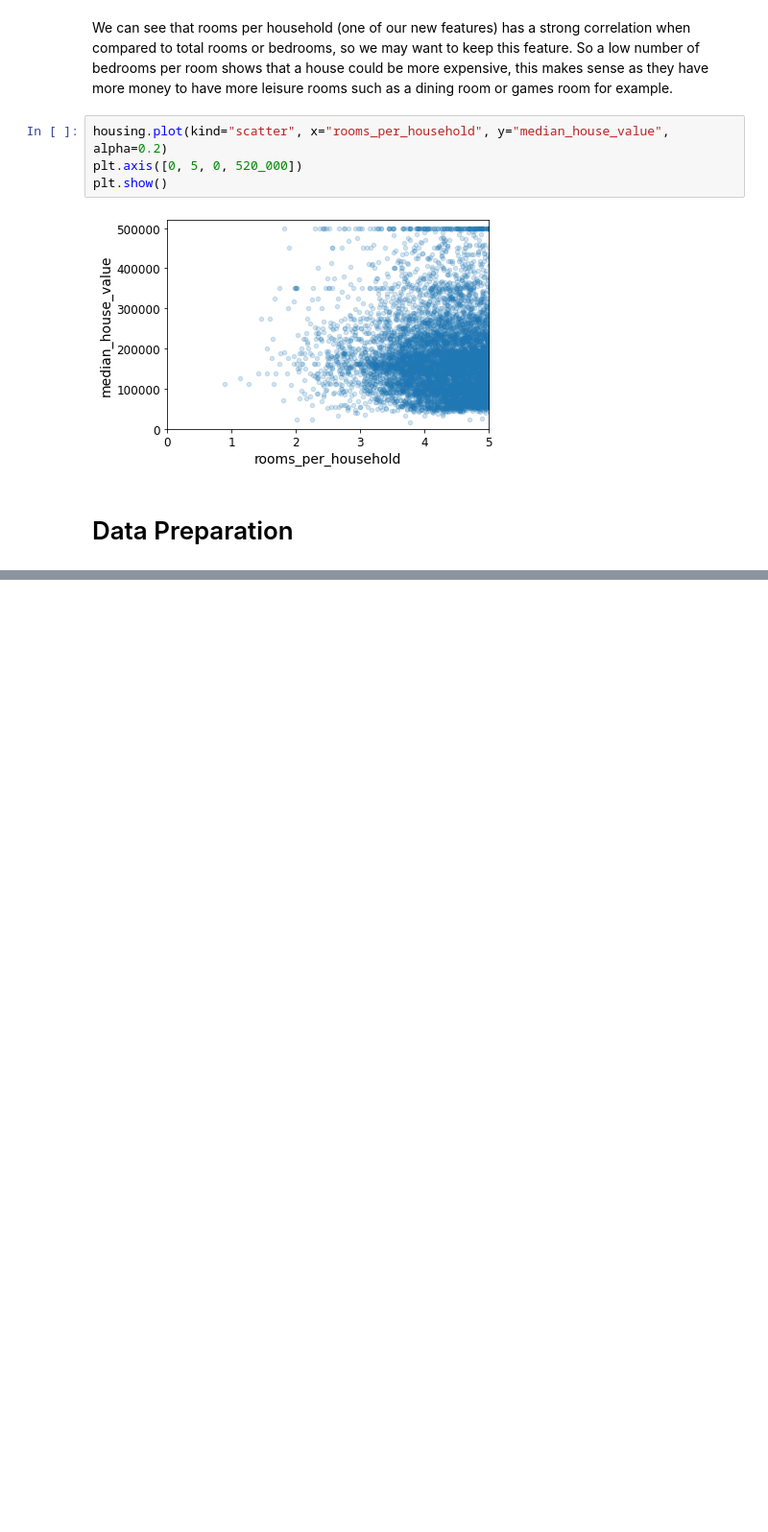
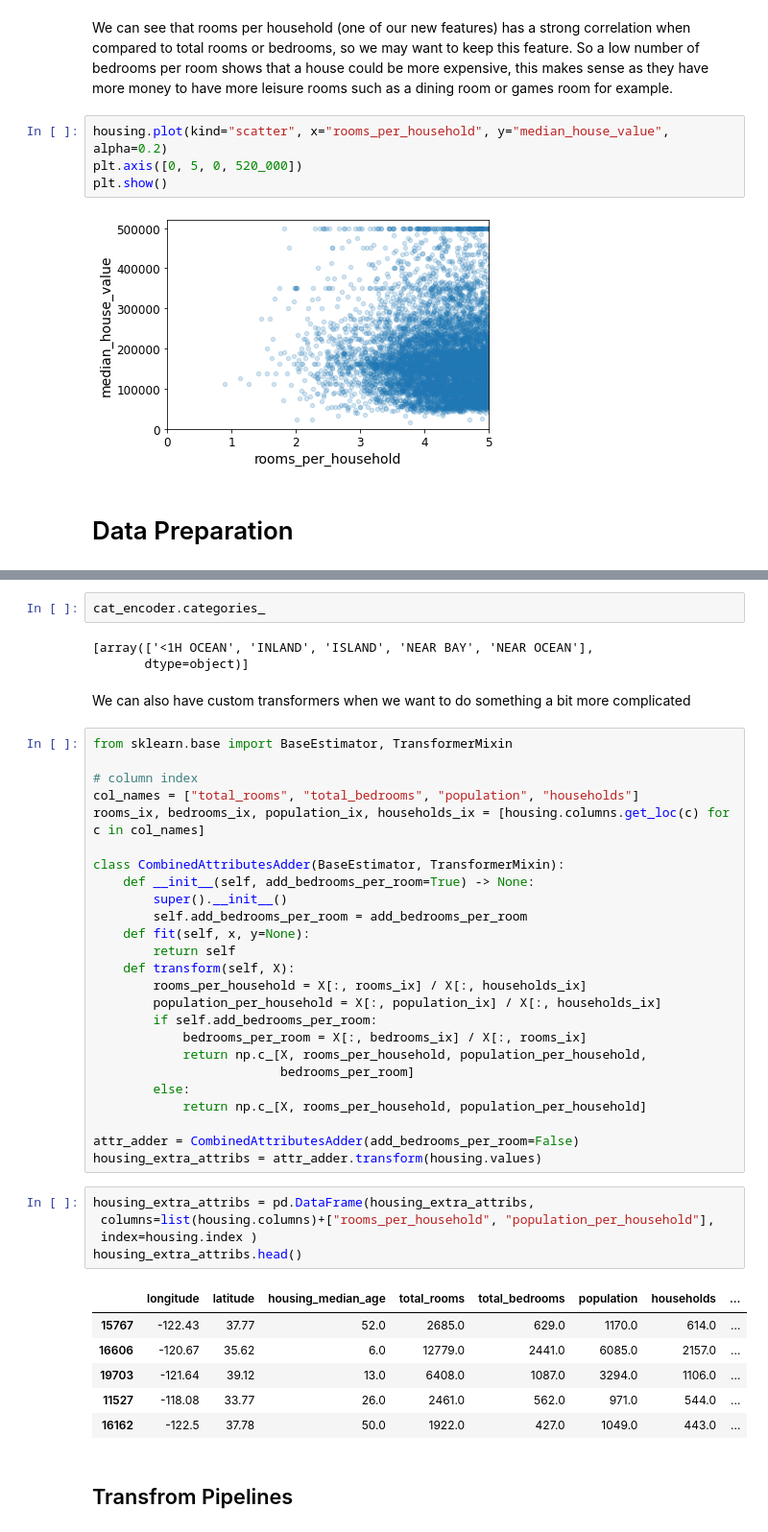
Before and after one commit to wjsavage/handson-ml-1, a Jupyter notebook: handson-ml-1.ipynb, the cells around one changed output, grey strips where cells are left out. Shown at 96% size. Cells and saved outputs as stored; diff of their text form; blank space fills up the shorter version.

```diff
--- a/handson-ml-1.ipynb
+++ b/handson-ml-1.ipynb
@@ -424,0 +526,46 @@ plt.show()
+# %%
+cat_encoder.categories_
+# %% [output]
+[array(['<1H OCEAN', 'INLAND', 'ISLAND', 'NEAR BAY', 'NEAR OCEAN'],
+       dtype=object)]
+# %% [markdown]
+We can also have custom transformers when we want to do something a bit more complicated
+# %%
+from sklearn.base import BaseEstimator, TransformerMixin
+
+# column index
+col_names = ["total_rooms", "total_bedrooms", "population", "households"]
+rooms_ix, bedrooms_ix, population_ix, households_ix = [housing.columns.get_loc(c) for c in col_names]
+
+class CombinedAttributesAdder(BaseEstimator, TransformerMixin):
+    def __init__(self, add_bedrooms_per_room=True) -> None:
+        super().__init__()
+        self.add_bedrooms_per_room = add_bedrooms_per_room
+    def fit(self, x, y=None):
+        return self
+    def transform(self, X):
+        rooms_per_household = X[:, rooms_ix] / X[:, households_ix]
+        population_per_household = X[:, population_ix] / X[:, households_ix]
+        if self.add_bedrooms_per_room:
+            bedrooms_per_room = X[:, bedrooms_ix] / X[:, rooms_ix]
+            return np.c_[X, rooms_per_household, population_per_household,
+                         bedrooms_per_room]
+        else:
+            return np.c_[X, rooms_per_household, population_per_household]
+
+attr_adder = CombinedAttributesAdder(add_bedrooms_per_room=False)
+housing_extra_attribs = attr_adder.transform(housing.values)
+# %%
+housing_extra_attribs = pd.DataFrame(housing_extra_attribs,
+ columns=list(housing.columns)+["rooms_per_household", "population_per_household"],
+ index=housing.index )
+housing_extra_attribs.head()
+# %% [output]
+|  | longitude | latitude | housing_median_age | total_rooms | total_bedrooms | population | households | ... |
+| 15767 | -122.43 | 37.77 | 52.0 | 2685.0 | 629.0 | 1170.0 | 614.0 | ... |
+| 16606 | -120.67 | 35.62 | 6.0 | 12779.0 | 2441.0 | 6085.0 | 2157.0 | ... |
+| 19703 | -121.64 | 39.12 | 13.0 | 6408.0 | 1087.0 | 3294.0 | 1106.0 | ... |
+| 11527 | -118.08 | 33.77 | 26.0 | 2461.0 | 562.0 | 971.0 | 544.0 | ... |
+| 16162 | -122.5 | 37.78 | 50.0 | 1922.0 | 427.0 | 1049.0 | 443.0 | ... |
+# %% [markdown]
+## Transfrom Pipelines
```
Also changed, not shown: parts of 23 cells of this notebook.
